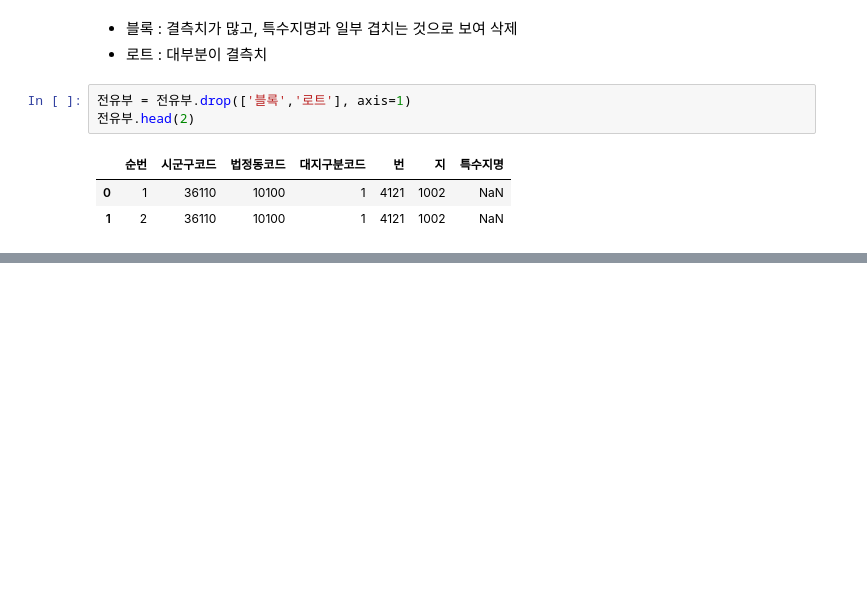
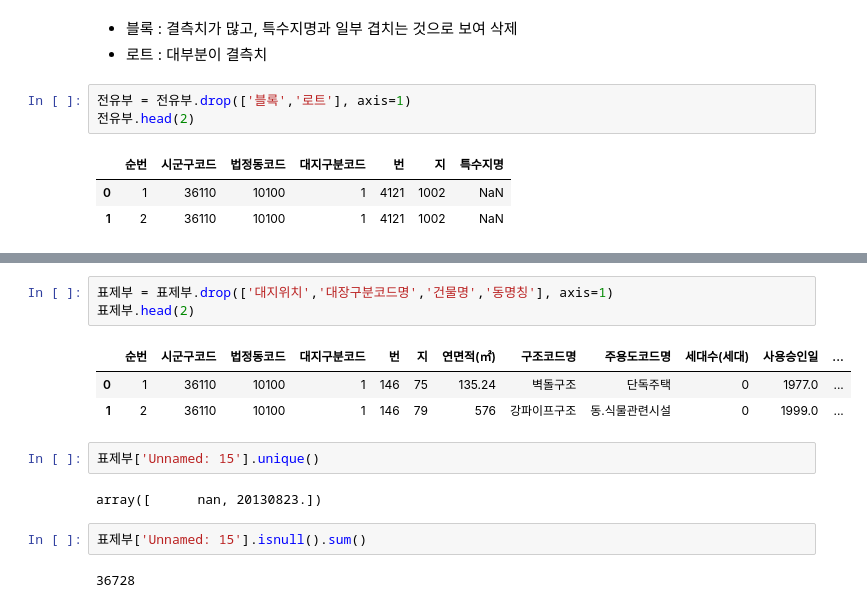
Before and after one commit to oni-ss/competition, a Jupyter notebook: sejong/sejong_sion2.ipynb, the cells around one changed output, grey strips where cells are left out. Saved outputs shown, nothing was run; the diff lists cells and outputs as text; blank space fills up the shorter version.

```diff
--- a/sejong/sejong_sion2.ipynb
+++ b/sejong/sejong_sion2.ipynb
@@ -101,0 +146,15 @@ array([nan, '5', '1', '2', '-1', '-4', 'M4블록'], dtype=object)
+# %%
+표제부 = 표제부.drop(['대지위치','대장구분코드명','건물명','동명칭'], axis=1)
+표제부.head(2)
+# %% [output]
+|  | 순번 | 시군구코드 | 법정동코드 | 대지구분코드 | 번 | 지 | 연면적(㎡) | 구조코드명 | 주용도코드명 | 세대수(세대) | 사용승인일 | ... |
+| 0 | 1 | 36110 | 10100 | 1 | 146 | 75 | 135.24 | 벽돌구조 | 단독주택 | 0 | 1977.0 | ... |
+| 1 | 2 | 36110 | 10100 | 1 | 146 | 79 | 576 | 강파이프구조 | 동.식물관련시설 | 0 | 1999.0 | ... |
+# %%
+표제부['Unnamed: 15'].unique()
+# %% [output]
+array([      nan, 20130823.])
+# %%
+표제부['Unnamed: 15'].isnull().sum()
+# %% [output]
+36728
```
Also changed, not shown: parts of 25 cells of this notebook.
